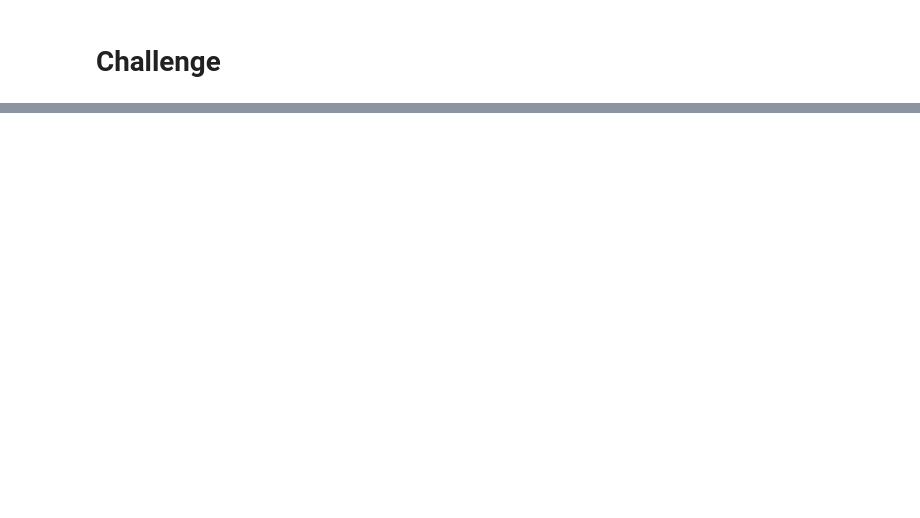
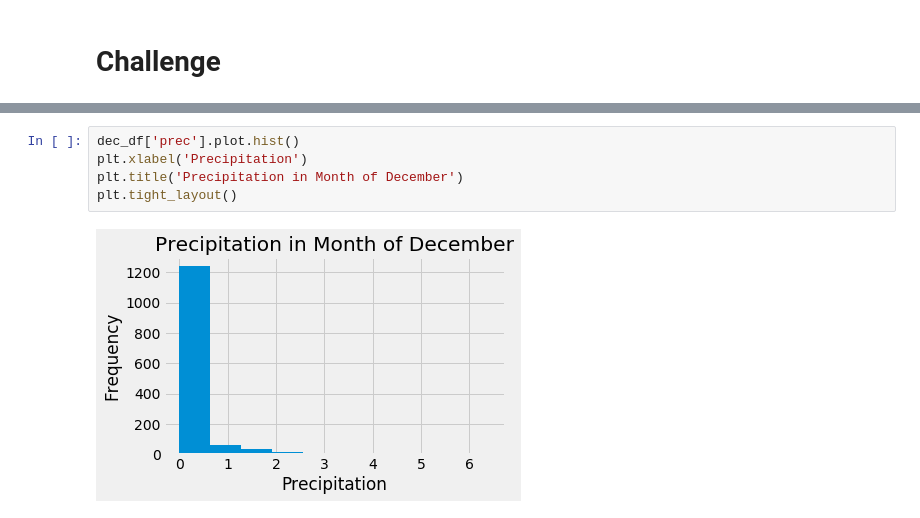
Before and after one commit to GirijaJoshi/surfs_up, a Jupyter notebook: climate_analysis.ipynb, the cells around one changed output, grey strips where cells are left out. Drawn from its saved outputs; the diff is of its cells as text; blank space fills up the shorter version.

```diff
--- a/climate_analysis.ipynb
+++ b/climate_analysis.ipynb
@@ -312,0 +442,7 @@ Incorrect start data format, should be YYYY-MM-DD
+# %%
+dec_df['prec'].plot.hist()
+plt.xlabel('Precipitation')
+plt.title('Precipitation in Month of December')
+plt.tight_layout()
+# %% [output]
+[figure, added]
```
Also changed, not shown: parts of 14 cells of this notebook, 1 other file.
